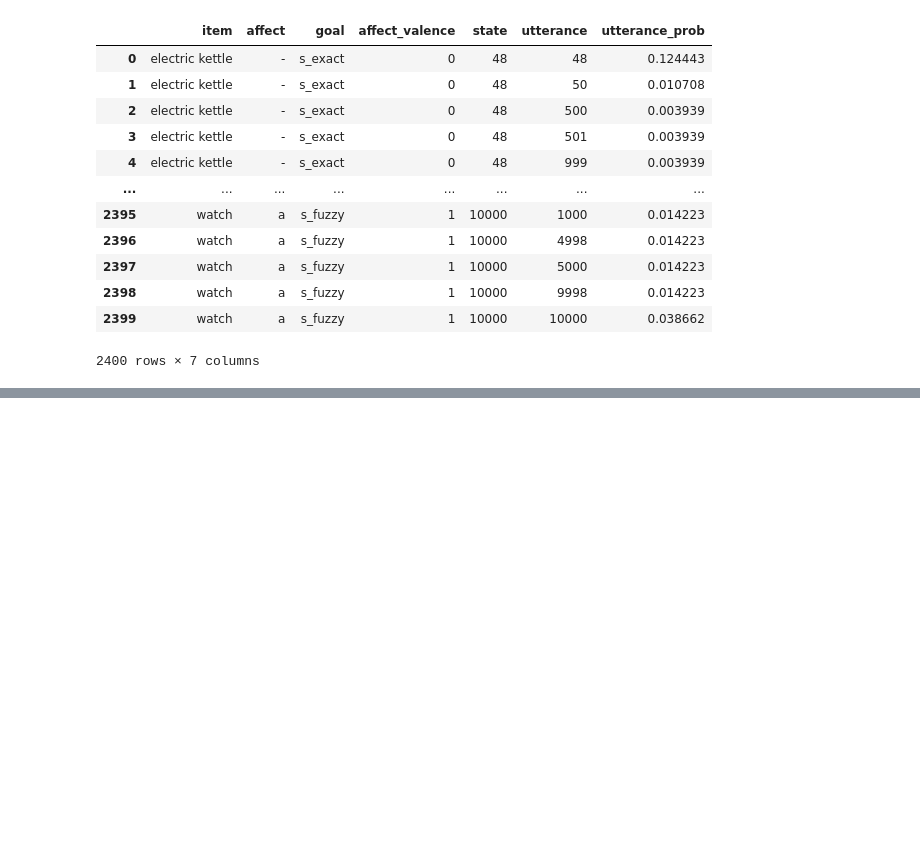
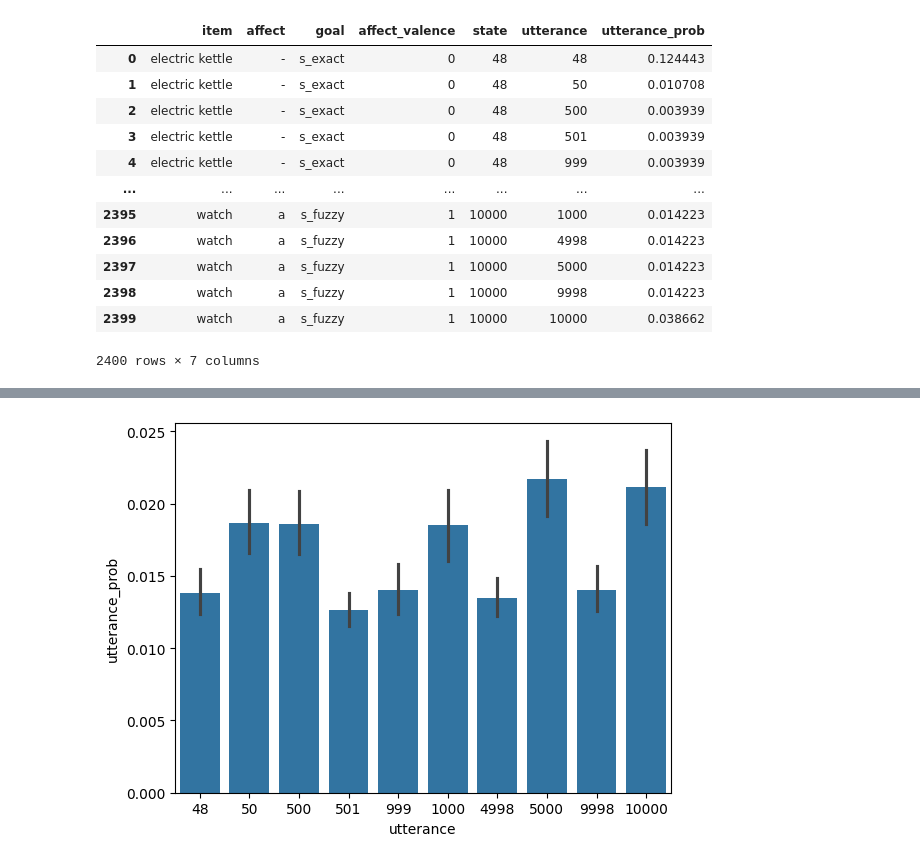
Before and after one commit to polina-tsvilodub/number_interpretation, a Jupyter notebook: code/analysis/analyse_speaker.ipynb, the cells around one changed output, grey strips where cells are left out. Saved outputs shown, nothing was run; the diff lists cells and outputs as text; code cells hidden in the pictures; blank space fills up the shorter version.

```diff
--- a/code/analysis/analyse_speaker.ipynb
+++ b/code/analysis/analyse_speaker.ipynb
@@ -422,0 +474,6 @@ df_allSim_utterance_probs_mean
+# %%
+df_utterance_watch = df_allSim_utterance_probs[df_allSim_utterance_probs["item"] == "watch"]
+p = sns.barplot(data=df_utterance_watch, x="utterance", y="utterance_prob")
+plt.show()
+# %% [output]
+[figure, added]
```
Also changed, not shown: parts of 7 cells of this notebook, 22 other files.
